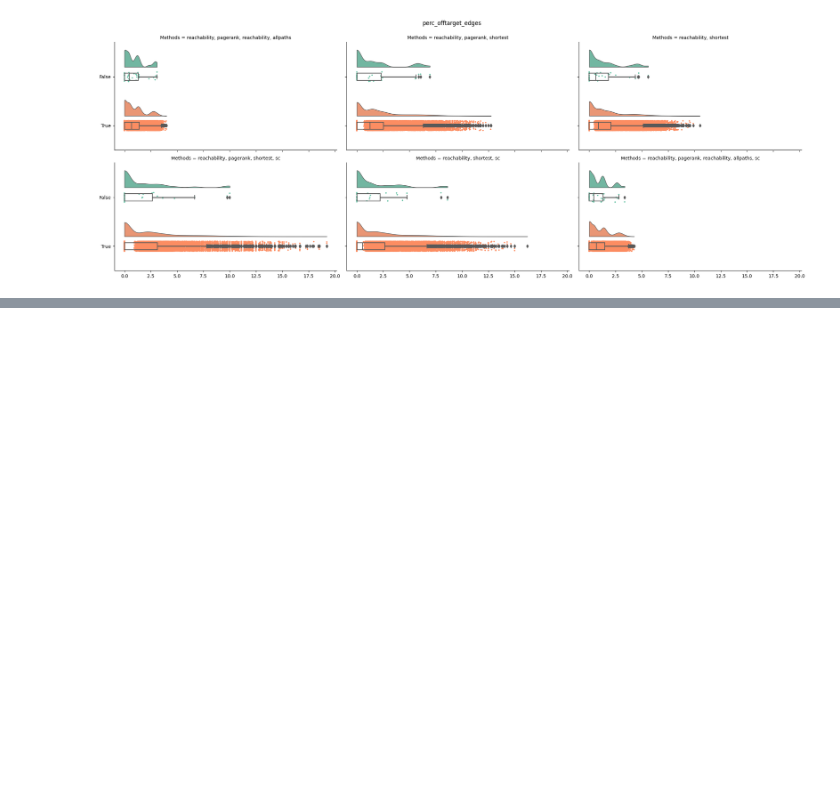
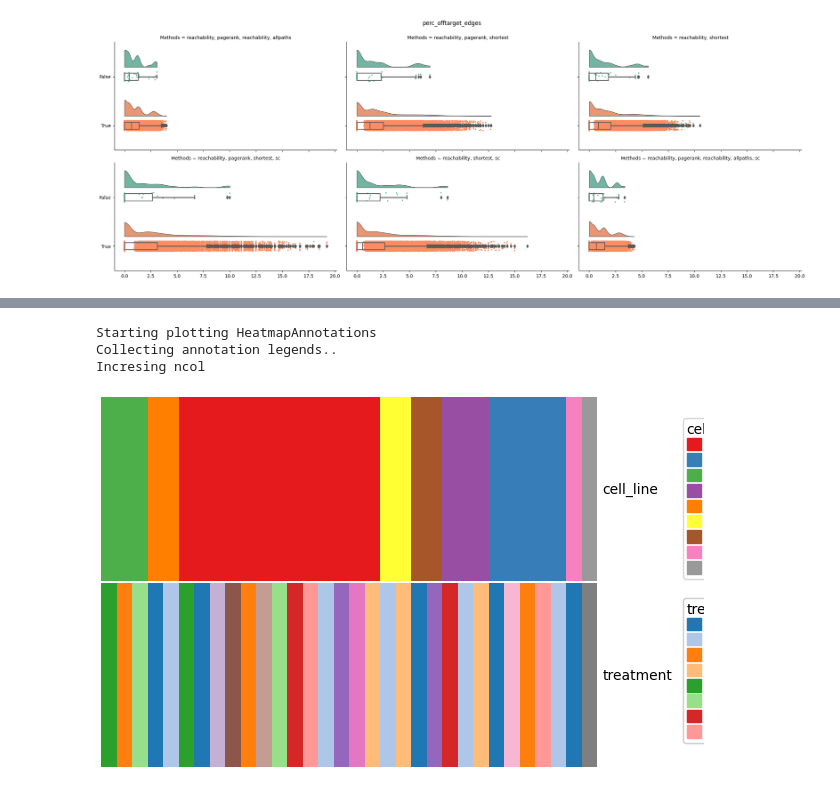
Before and after one commit to saezlab/uptown, a Jupyter notebook: plots.ipynb, the cells around one changed output, grey strips where cells are left out. Saved outputs shown, nothing was run; the diff lists cells and outputs as text; code cells hidden in the pictures; blank space fills up the shorter version.

```diff
--- a/plots.ipynb
+++ b/plots.ipynb
@@ -73,0 +242,8 @@ perc_offtarget_edges
+# %%
+
+col_ha = pch.HeatmapAnnotation(df=metadata_df,plot=True,legend_gap=5,hgap=0.5,axis=1, legend=True)
+# %% [output]
+Starting plotting HeatmapAnnotations
+Collecting annotation legends..
+Incresing ncol
+[figure, added]
```
Also changed, not shown: parts of 34 cells of this notebook, 8 other files.
